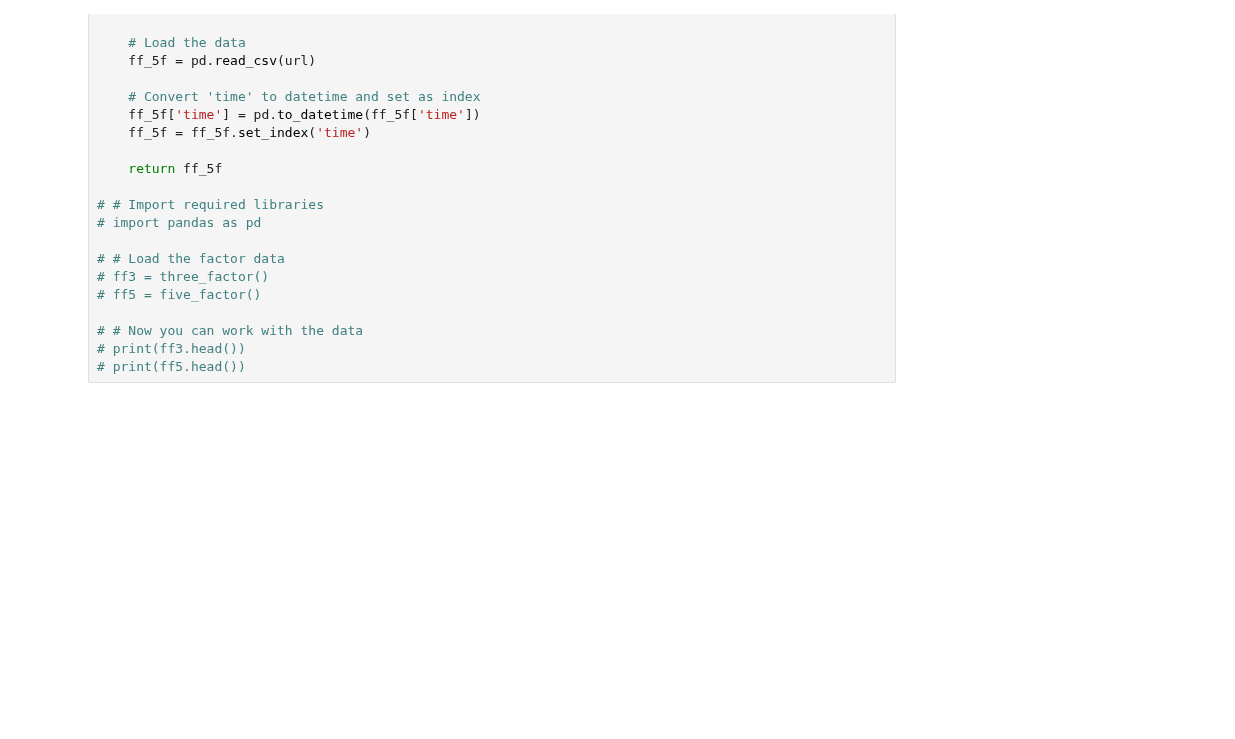
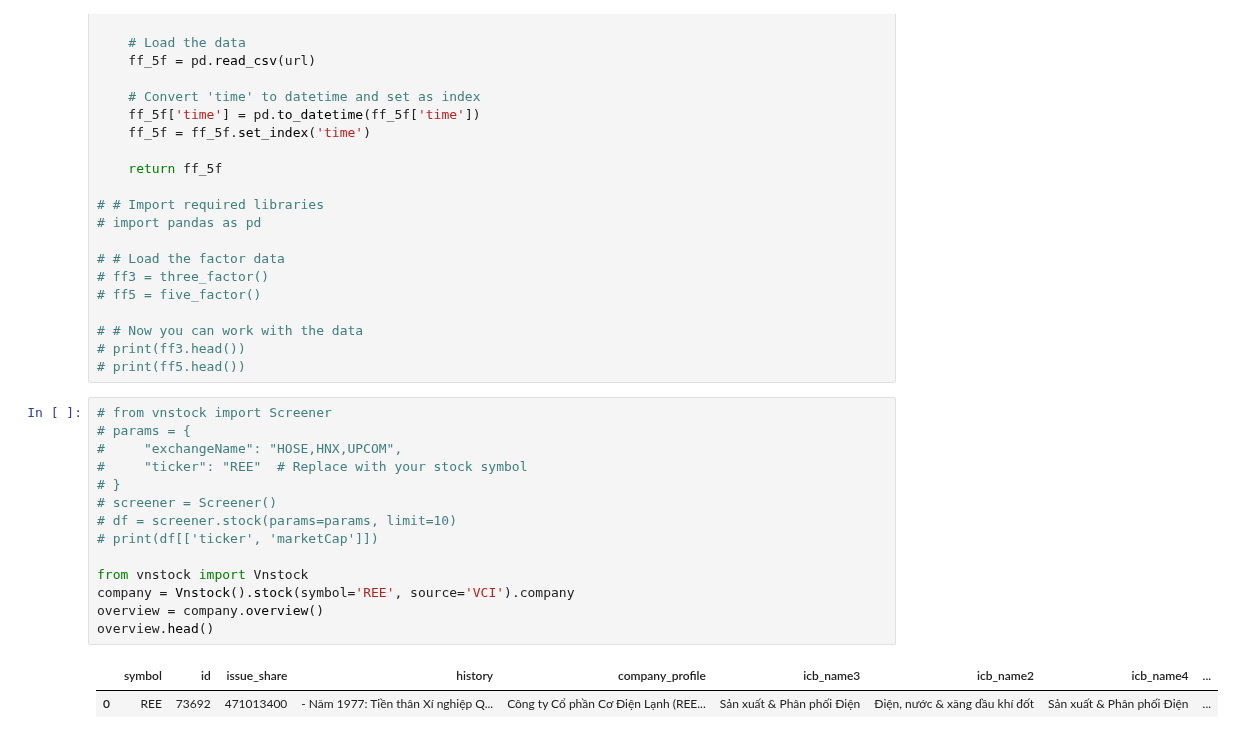
Before and after one commit to gahoccode/Jupyter, a Jupyter notebook: studies.ipynb, the cells around one changed output. Drawn from its saved outputs; the diff is of its cells as text; blank space fills up the shorter version.

Commit message:
feat: add company overview and screener to get market cap information on REE stock using Vnstock API

```diff
--- a/studies.ipynb
+++ b/studies.ipynb
@@ -1774,3 +1774,20 @@ def five_factor(url=None):
 # # Now you can work with the data
 # print(ff3.head())
 # print(ff5.head())
+# %%
+# from vnstock import Screener
+# params = {
+#     "exchangeName": "HOSE,HNX,UPCOM",
+#     "ticker": "REE"  # Replace with your stock symbol
+# }
+# screener = Screener()
+# df = screener.stock(params=params, limit=10)
+# print(df[['ticker', 'marketCap']])
+
+from vnstock import Vnstock
+company = Vnstock().stock(symbol='REE', source='VCI').company
+overview = company.overview()
+overview.head()
+# %% [output]
+|  | symbol | id | issue_share | history | company_profile | icb_name3 | icb_name2 | icb_name4 | ... |
+| 0 | REE | 73692 | 471013400 | - Năm 1977: Tiền thân Xí nghiệp Q... | Công ty Cổ phần Cơ Điện Lạnh (REE... | Sản xuất & Phân phối Điện | Điện, nước & xăng dầu khí đốt | Sản xuất & Phân phối Điện | ... |
```
Also changed, not shown: parts of 1 cell of this notebook.
